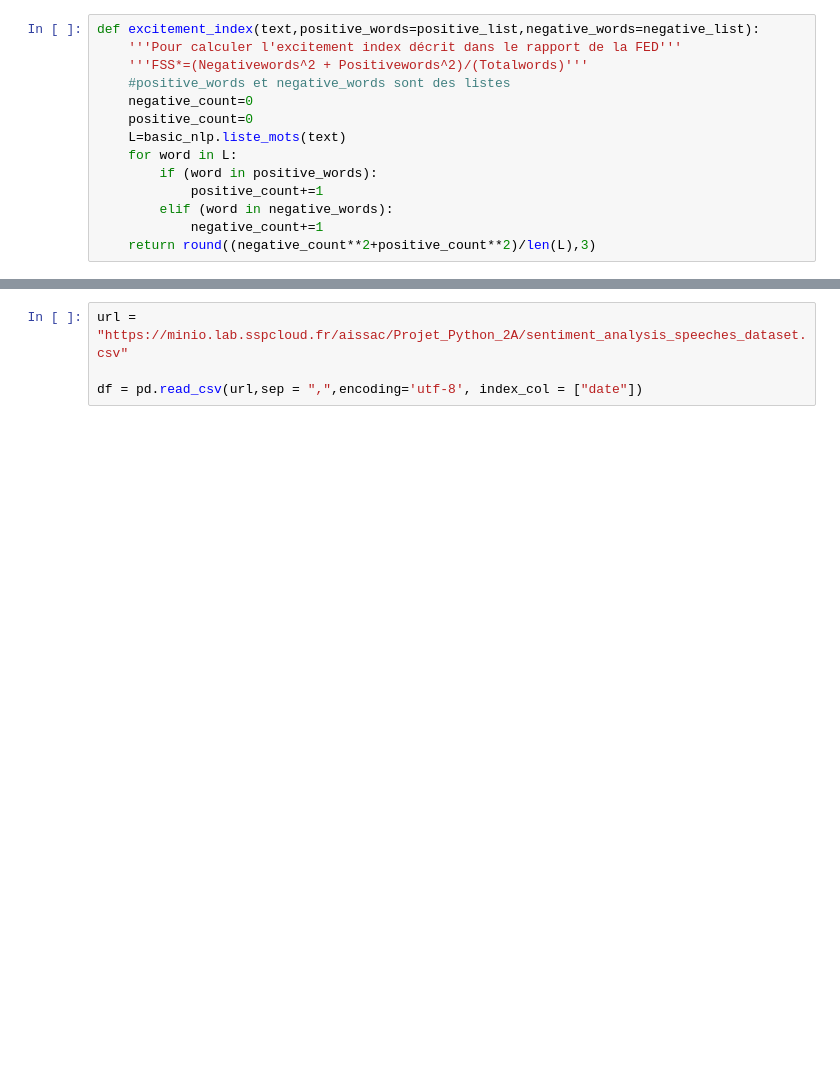
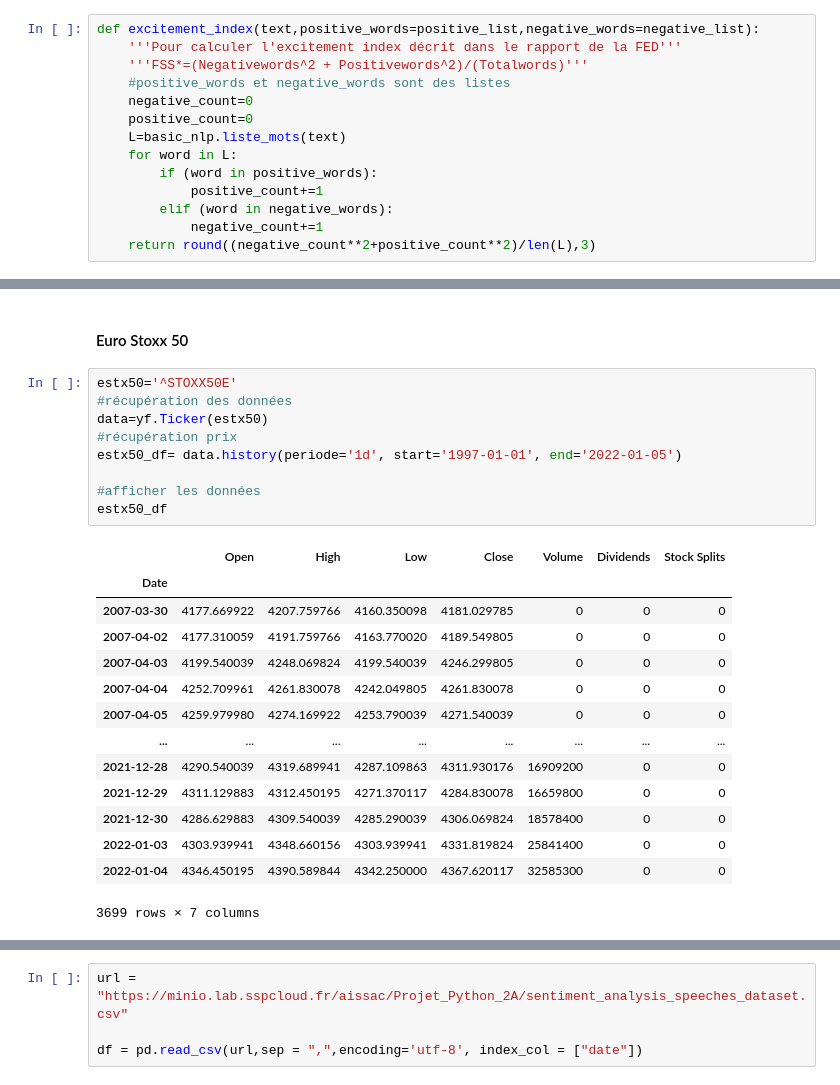
Before and after one commit to a-issac/central-bank-speech-analysis, a Jupyter notebook: Notebook.ipynb, the cells around one changed output, grey strips where cells are left out. Cells and saved outputs as stored; diff of their text form; blank space fills up the shorter version.

```diff
--- a/Notebook.ipynb
+++ b/Notebook.ipynb
@@ -1240,0 +1266,26 @@ pd.DataFrame.from_dict(dataset)
+# %% [markdown]
+#### Euro Stoxx 50
+# %%
+estx50='^STOXX50E'
+#récupération des données
+data=yf.Ticker(estx50)
+#récupération prix
+estx50_df= data.history(periode='1d', start='1997-01-01', end='2022-01-05')
+
+#afficher les données
+estx50_df
+# %% [output]
+|  | Open | High | Low | Close | Volume | Dividends | Stock Splits |
+| Date |  |  |  |  |  |  |  |
+| 2007-03-30 | 4177.669922 | 4207.759766 | 4160.350098 | 4181.029785 | 0 | 0 | 0 |
+| 2007-04-02 | 4177.310059 | 4191.759766 | 4163.770020 | 4189.549805 | 0 | 0 | 0 |
+| 2007-04-03 | 4199.540039 | 4248.069824 | 4199.540039 | 4246.299805 | 0 | 0 | 0 |
+| 2007-04-04 | 4252.709961 | 4261.830078 | 4242.049805 | 4261.830078 | 0 | 0 | 0 |
+| 2007-04-05 | 4259.979980 | 4274.169922 | 4253.790039 | 4271.540039 | 0 | 0 | 0 |
+| ... | ... | ... | ... | ... | ... | ... | ... |
+| 2021-12-28 | 4290.540039 | 4319.689941 | 4287.109863 | 4311.930176 | 16909200 | 0 | 0 |
+| 2021-12-29 | 4311.129883 | 4312.450195 | 4271.370117 | 4284.830078 | 16659800 | 0 | 0 |
+| 2021-12-30 | 4286.629883 | 4309.540039 | 4285.290039 | 4306.069824 | 18578400 | 0 | 0 |
+| 2022-01-03 | 4303.939941 | 4348.660156 | 4303.939941 | 4331.819824 | 25841400 | 0 | 0 |
+| 2022-01-04 | 4346.450195 | 4390.589844 | 4342.250000 | 4367.620117 | 32585300 | 0 | 0 |
+3699 rows × 7 columns
```
Also changed, not shown: parts of 81 cells of this notebook.
